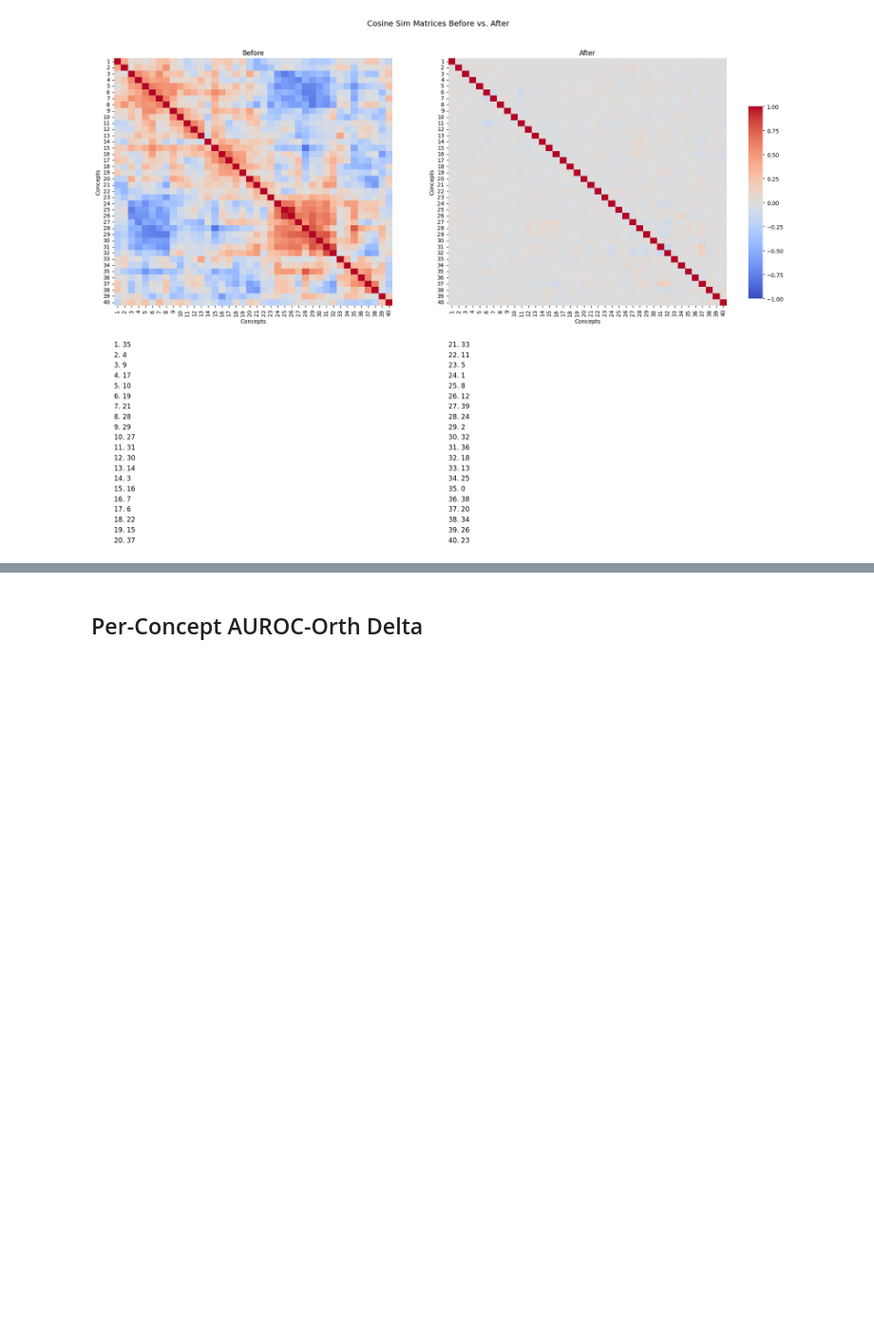
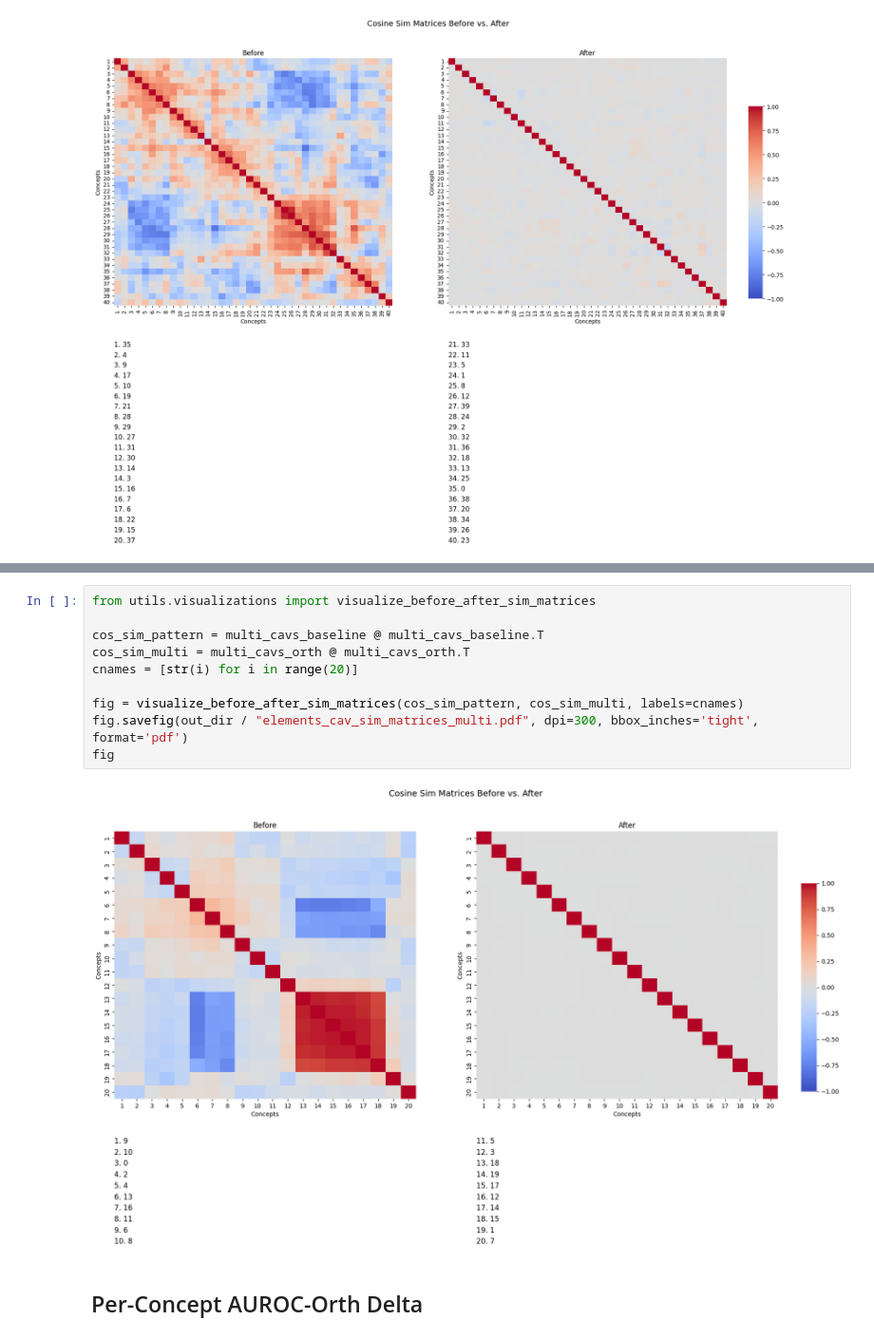
Before and after one commit to erenerogullari/cav-disentanglement, a Jupyter notebook: notebooks/explicit_disentanglement.ipynb, the cells around one changed output, grey strips where cells are left out. Shown at 95% size. Cells and saved outputs as stored; diff of their text form; blank space fills up the shorter version.

```diff
--- a/notebooks/explicit_disentanglement.ipynb
+++ b/notebooks/explicit_disentanglement.ipynb
@@ -251,3 +279,15 @@ fig
+# %%
+from utils.visualizations import visualize_before_after_sim_matrices
+
+cos_sim_pattern = multi_cavs_baseline @ multi_cavs_baseline.T
+cos_sim_multi = multi_cavs_orth @ multi_cavs_orth.T
+cnames = [str(i) for i in range(20)]
+
+fig = visualize_before_after_sim_matrices(cos_sim_pattern, cos_sim_multi, labels=cnames)
+fig.savefig(out_dir / "elements_cav_sim_matrices_multi.pdf", dpi=300, bbox_inches='tight', format='pdf')
+fig
+# %% [output]
+[figure, added]
 # %% [markdown]
 ## Per-Concept AUROC-Orth Delta
 # %%
```
Also changed, not shown: parts of 3 cells of this notebook, 2 other files.
